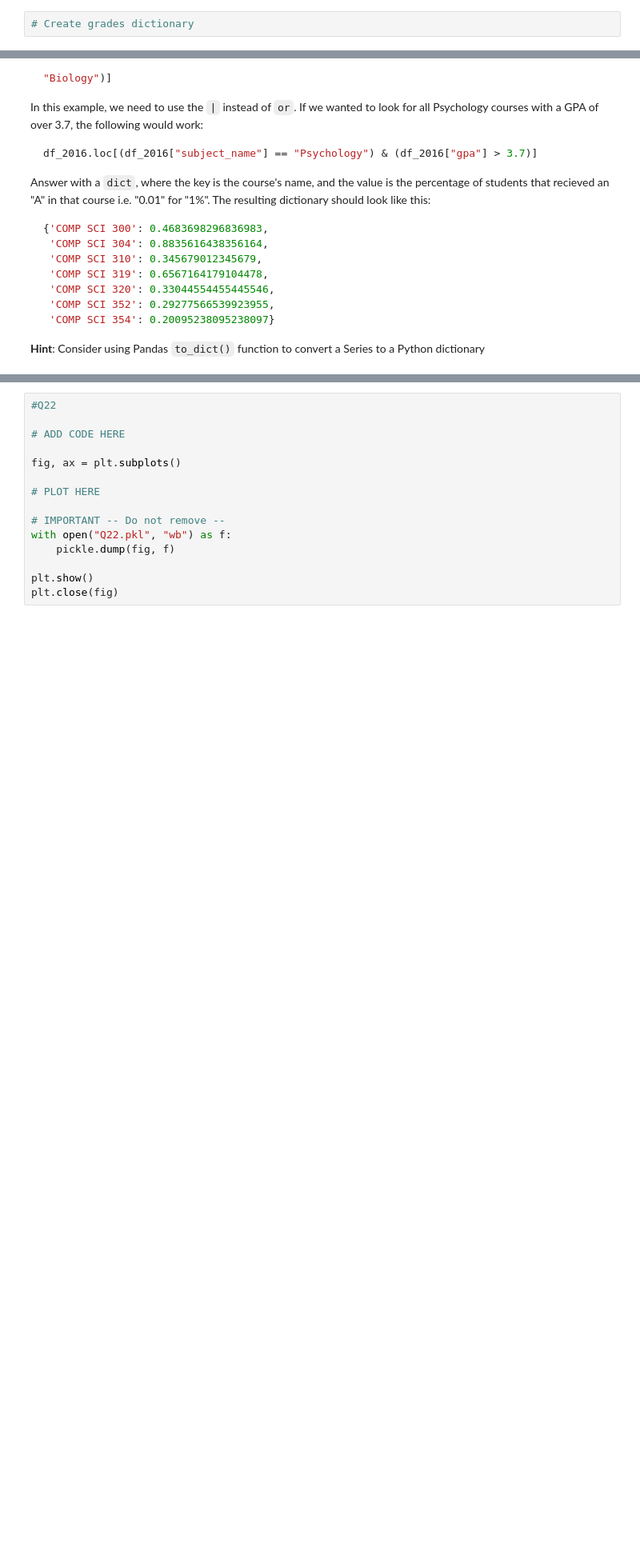
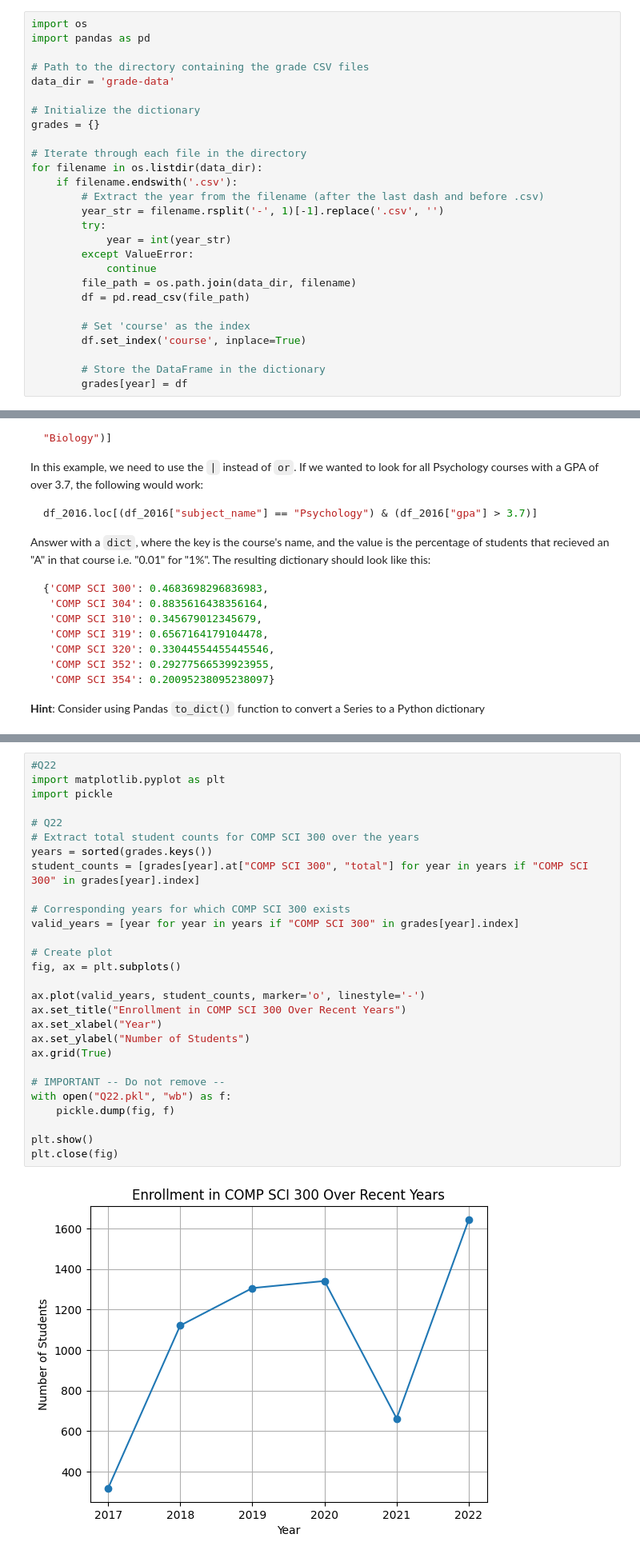
Before and after one commit to ervardaan/cs320-uwmadison-summer2025, a Jupyter notebook: projects/mp1/mp1.ipynb, the cells around one changed output, grey strips where cells are left out. Shown: that part at 80% size. Drawn from its saved outputs; the diff is of its cells as text; blank space fills up the shorter version.

```diff
--- a/projects/mp1/mp1.ipynb
+++ b/projects/mp1/mp1.ipynb
@@ -332,7 +410,32 @@ Create a dictionary called `grades` like this:
 * **Key**: A year (`int`), corresponding to a year of data in the `grade-data` directory. Don't hardcode the years -- use `os.listdir` and extract the year from each filename (right after the last `-`). Check if the file is a CSV by checking if it ends with ".csv". Don't hardcode the years in the dictionary - use the year extracted from the file name as the key.
 * **Value**: A pandas DataFrame corresponding to the CSV for that year. Use `set_index` (https://pandas.pydata.org/docs/reference/api/pandas.DataFrame.set_index.html) to make `"course"` the index of the DataFrame.  This will let you easily look up course stats by name (instead of by row number) later.
 # %%
-# Create grades dictionary
+import os
+import pandas as pd
+
+# Path to the directory containing the grade CSV files
+data_dir = 'grade-data'
+
+# Initialize the dictionary
+grades = {}
+
+# Iterate through each file in the directory
+for filename in os.listdir(data_dir):
+    if filename.endswith('.csv'):
+        # Extract the year from the filename (after the last dash and before .csv)
+        year_str = filename.rsplit('-', 1)[-1].replace('.csv', '')
+        try:
+            year = int(year_str)
+        except ValueError:
+            continue
+        file_path = os.path.join(data_dir, filename)
+        df = pd.read_csv(file_path)
+
+        # Set 'course' as the index
+        df.set_index('course', inplace=True)
+
+        # Store the DataFrame in the dictionary
+        grades[year] = df
 # %% [markdown]
 ### Q15: What are the keys in `grades`?
 
@@ -448,19 +601,34 @@ _Use `matplotlib` to plot the data._
 <img src="img/q22.png" width="400px">
 # %%
 #Q22
+import matplotlib.pyplot as plt
+import pickle
 
-# ADD CODE HERE
+# Q22
+# Extract total student counts for COMP SCI 300 over the years
+years = sorted(grades.keys())
+student_counts = [grades[year].at["COMP SCI 300", "total"] for year in years if "COMP SCI 300" in grades[year].index]
 
+# Corresponding years for which COMP SCI 300 exists
+valid_years = [year for year in years if "COMP SCI 300" in grades[year].index]
+
+# Create plot
 fig, ax = plt.subplots()
 
-# PLOT HERE
+ax.plot(valid_years, student_counts, marker='o', linestyle='-')
+ax.set_title("Enrollment in COMP SCI 300 Over Recent Years")
+ax.set_xlabel("Year")
+ax.set_ylabel("Number of Students")
+ax.grid(True)
 
 # IMPORTANT -- Do not remove --
 with open("Q22.pkl", "wb") as f:
     pickle.dump(fig, f)
 
 plt.show()
 plt.close(fig)
+# %% [output]
+[figure, added]
 # %% [markdown]
 ### Q23: What is the relationship between number of students who receive an "A" and GPA of a course for 2022?
 
```
Also changed, not shown: parts of 23 cells of this notebook, 7 other files.
